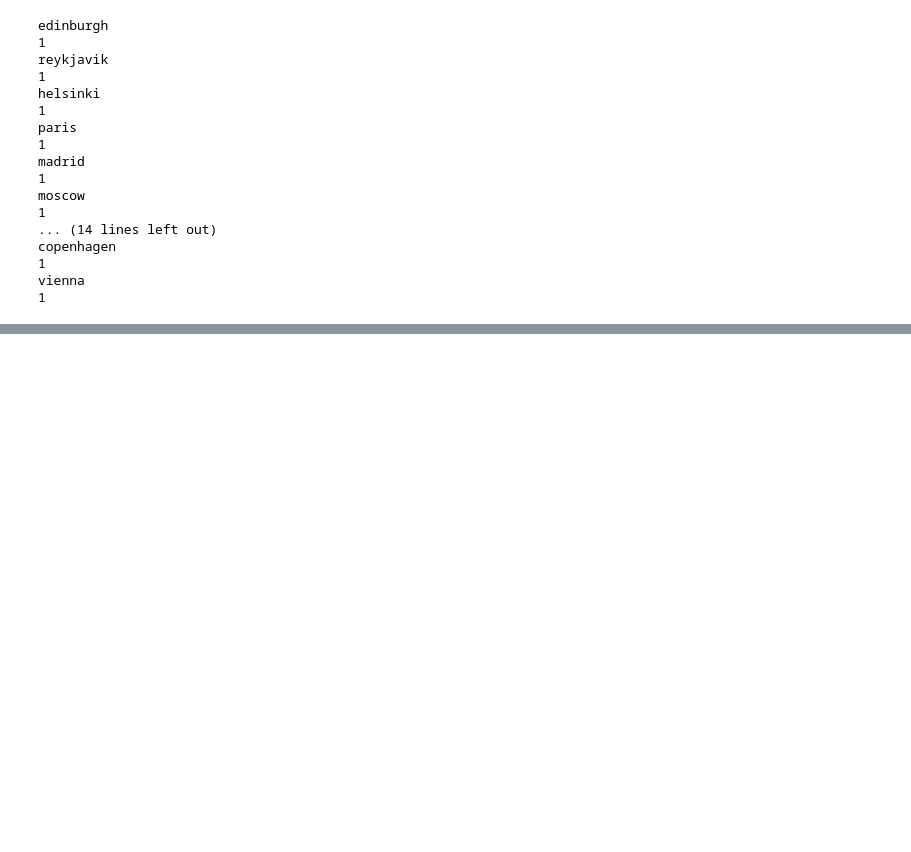
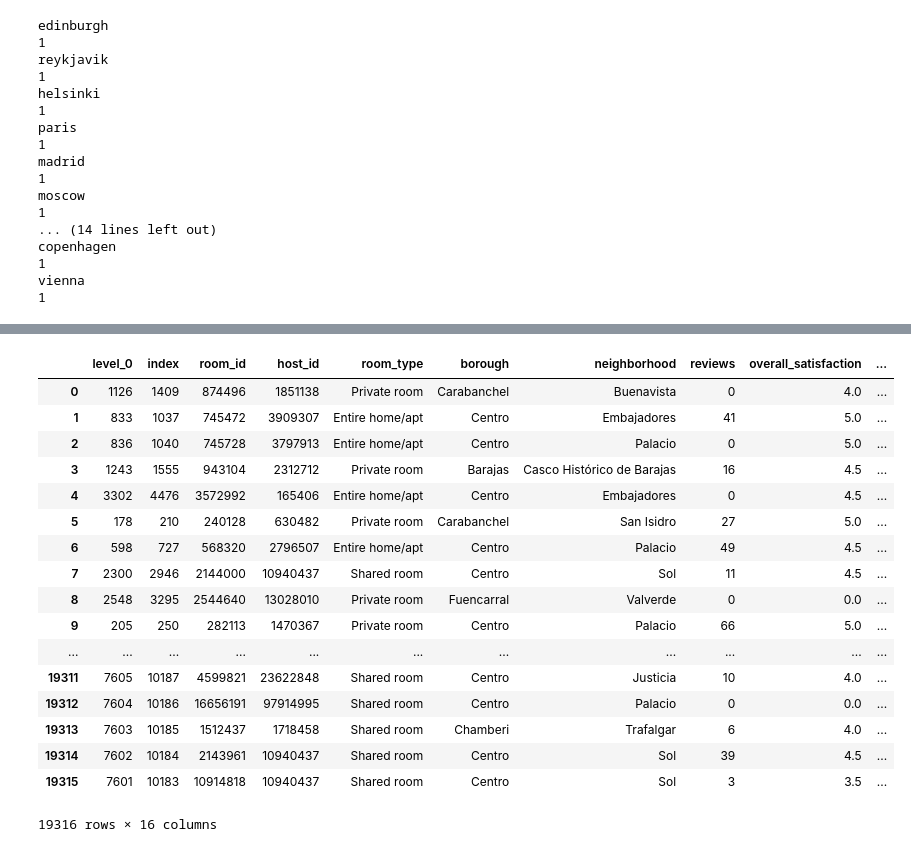
Before and after one commit to and92reas/AirBnB-Data-Analysis, a Jupyter notebook: processing.ipynb, the cells around one changed output, grey strips where cells are left out. Saved outputs shown, nothing was run; the diff lists cells and outputs as text; code cells hidden in the pictures; blank space fills up the shorter version.

```diff
--- a/processing.ipynb
+++ b/processing.ipynb
@@ -442,0 +704,21 @@ ALTOGETHER      (LOW)   392     (HIGH)  115614  (TOTAL) 116006  4.66195726171% o
+# %%
+datasets['madrid']
+# %% [output]
+|  | level_0 | index | room_id | host_id | room_type | borough | neighborhood | reviews | overall_satisfaction | ... |
+| 0 | 1126 | 1409 | 874496 | 1851138 | Private room | Carabanchel | Buenavista | 0 | 4.0 | ... |
+| 1 | 833 | 1037 | 745472 | 3909307 | Entire home/apt | Centro | Embajadores | 41 | 5.0 | ... |
+| 2 | 836 | 1040 | 745728 | 3797913 | Entire home/apt | Centro | Palacio | 0 | 5.0 | ... |
+| 3 | 1243 | 1555 | 943104 | 2312712 | Private room | Barajas | Casco Histórico de Barajas | 16 | 4.5 | ... |
+| 4 | 3302 | 4476 | 3572992 | 165406 | Entire home/apt | Centro | Embajadores | 0 | 4.5 | ... |
+| 5 | 178 | 210 | 240128 | 630482 | Private room | Carabanchel | San Isidro | 27 | 5.0 | ... |
+| 6 | 598 | 727 | 568320 | 2796507 | Entire home/apt | Centro | Palacio | 49 | 4.5 | ... |
+| 7 | 2300 | 2946 | 2144000 | 10940437 | Shared room | Centro | Sol | 11 | 4.5 | ... |
+| 8 | 2548 | 3295 | 2544640 | 13028010 | Private room | Fuencarral | Valverde | 0 | 0.0 | ... |
+| 9 | 205 | 250 | 282113 | 1470367 | Private room | Centro | Palacio | 66 | 5.0 | ... |
+| ... | ... | ... | ... | ... | ... | ... | ... | ... | ... | ... |
+| 19311 | 7605 | 10187 | 4599821 | 23622848 | Shared room | Centro | Justicia | 10 | 4.0 | ... |
+| 19312 | 7604 | 10186 | 16656191 | 97914995 | Shared room | Centro | Palacio | 0 | 0.0 | ... |
+| 19313 | 7603 | 10185 | 1512437 | 1718458 | Shared room | Chamberi | Trafalgar | 6 | 4.0 | ... |
+| 19314 | 7602 | 10184 | 2143961 | 10940437 | Shared room | Centro | Sol | 39 | 4.5 | ... |
+| 19315 | 7601 | 10183 | 10914818 | 10940437 | Shared room | Centro | Sol | 3 | 3.5 | ... |
+19316 rows × 16 columns
```
Also changed, not shown: parts of 22 cells of this notebook.
